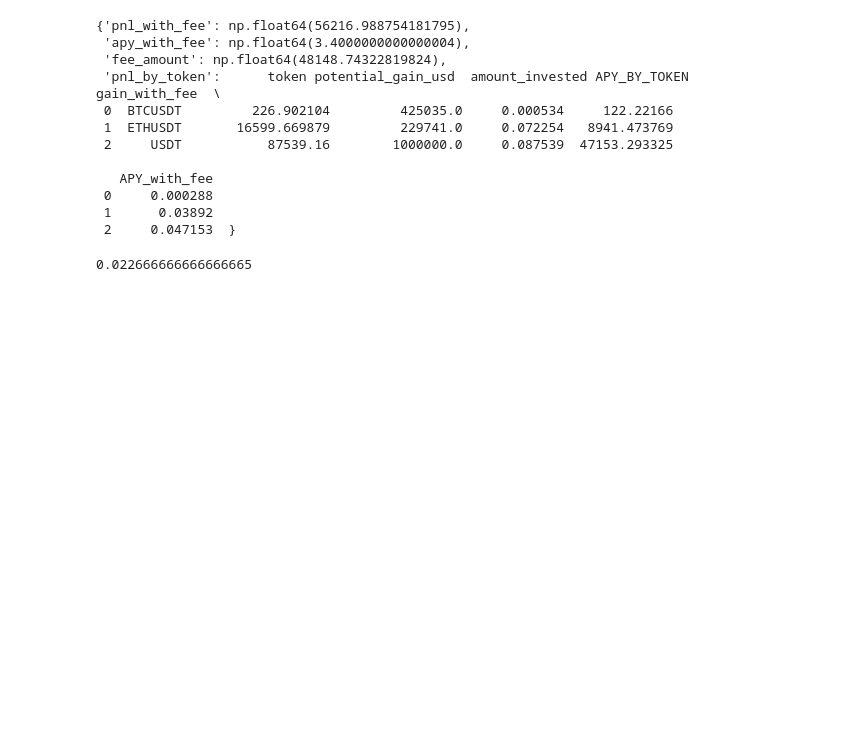
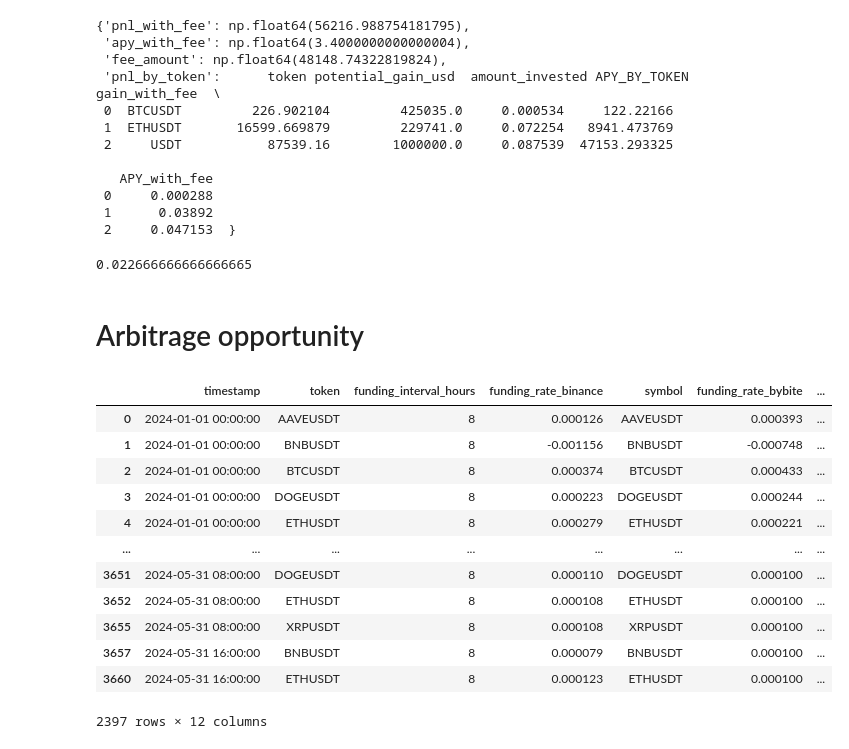
Before and after one commit to spartan38/challenge, a Jupyter notebook: analysis.ipynb, the cells around one changed output. Drawn from its saved outputs; the diff is of its cells as text; code cells hidden in the pictures; blank space fills up the shorter version.

```diff
--- a/analysis.ipynb
+++ b/analysis.ipynb
@@ -336,3 +336,5 @@ strat.recap
 3.4/(30*5)
 # %% [output]
 0.022666666666666665
+# %% [markdown]
+<h1>Arbitrage opportunity</h1>
@@ -338,0 +355,16 @@ strat.recap
+# %%
+arb
+# %% [output]
+|  | timestamp | token | funding_interval_hours | funding_rate_binance | symbol | funding_rate_bybite | ... |
+| 0 | 2024-01-01 00:00:00 | AAVEUSDT | 8 | 0.000126 | AAVEUSDT | 0.000393 | ... |
+| 1 | 2024-01-01 00:00:00 | BNBUSDT | 8 | -0.001156 | BNBUSDT | -0.000748 | ... |
+| 2 | 2024-01-01 00:00:00 | BTCUSDT | 8 | 0.000374 | BTCUSDT | 0.000433 | ... |
+| 3 | 2024-01-01 00:00:00 | DOGEUSDT | 8 | 0.000223 | DOGEUSDT | 0.000244 | ... |
+| 4 | 2024-01-01 00:00:00 | ETHUSDT | 8 | 0.000279 | ETHUSDT | 0.000221 | ... |
+| ... | ... | ... | ... | ... | ... | ... | ... |
+| 3651 | 2024-05-31 08:00:00 | DOGEUSDT | 8 | 0.000110 | DOGEUSDT | 0.000100 | ... |
+| 3652 | 2024-05-31 08:00:00 | ETHUSDT | 8 | 0.000108 | ETHUSDT | 0.000100 | ... |
+| 3655 | 2024-05-31 08:00:00 | XRPUSDT | 8 | 0.000108 | XRPUSDT | 0.000100 | ... |
+| 3657 | 2024-05-31 16:00:00 | BNBUSDT | 8 | 0.000079 | BNBUSDT | 0.000100 | ... |
+| 3660 | 2024-05-31 16:00:00 | ETHUSDT | 8 | 0.000123 | ETHUSDT | 0.000100 | ... |
+2397 rows × 12 columns
```
Also changed, not shown: parts of 12 cells of this notebook, 4 other files.
